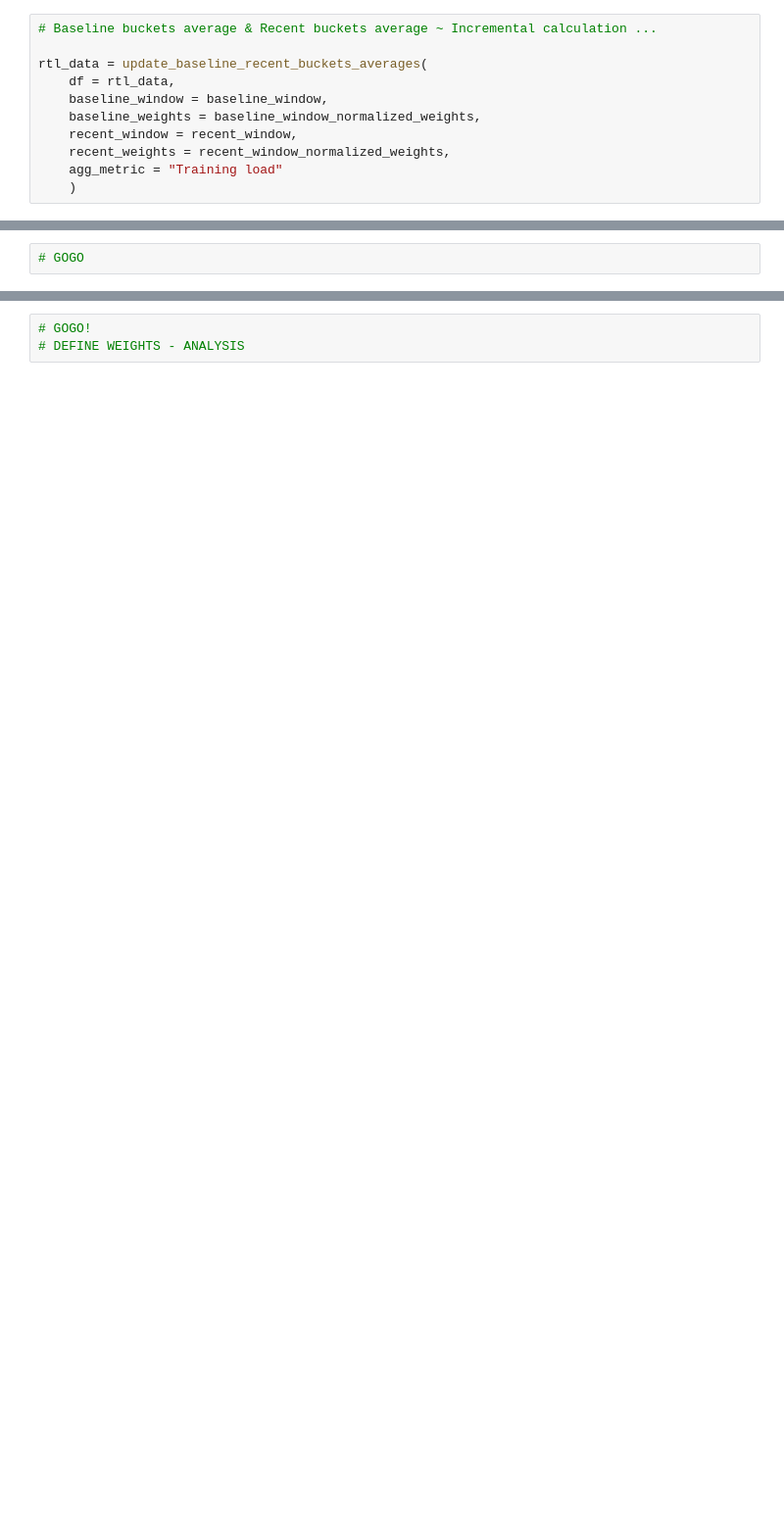
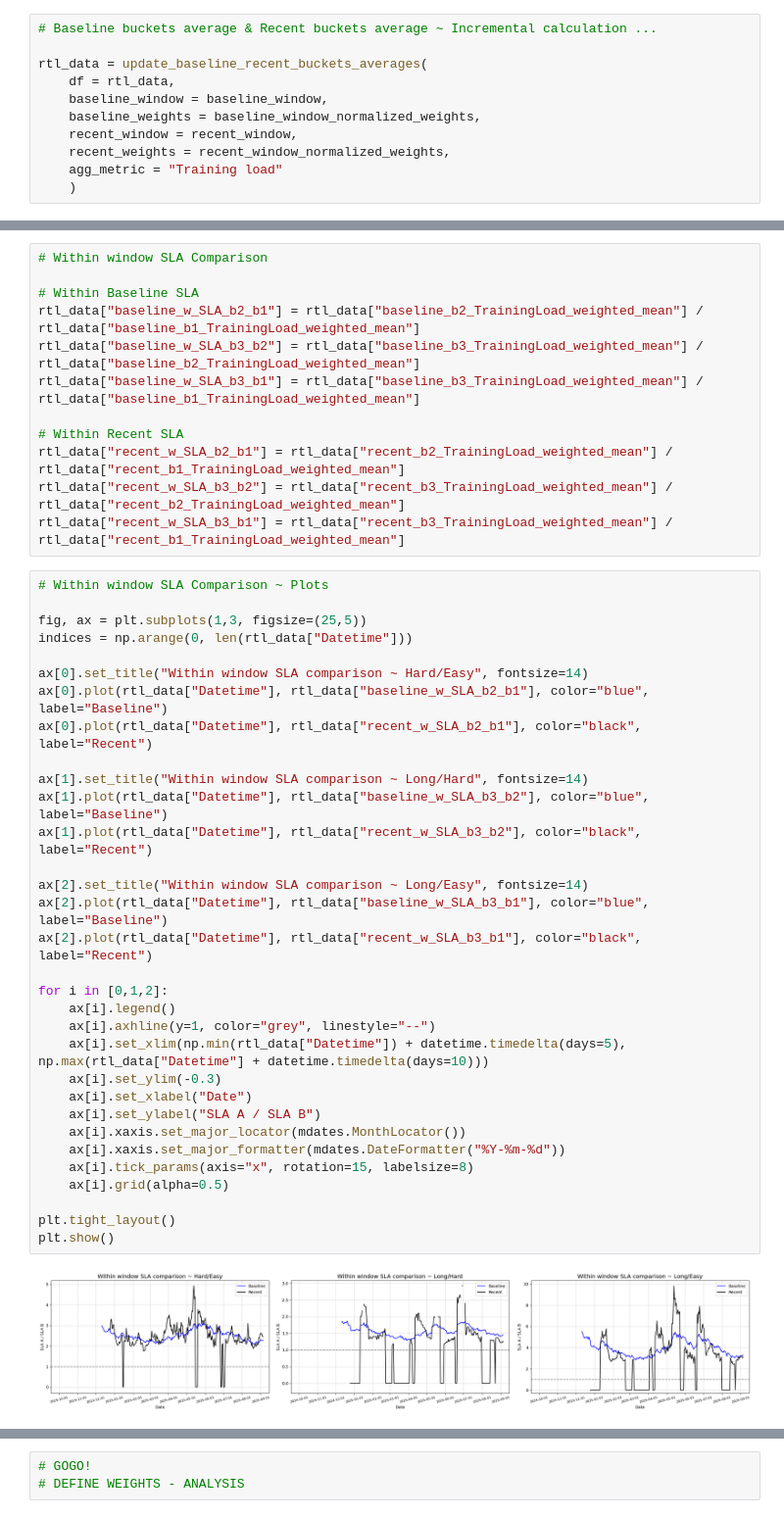
Before and after one commit to 1312Bravo/TrainingPeaks_customLog, a Jupyter notebook: analysis/relative_training_load/development.ipynb, the cells around one changed output, grey strips where cells are left out. Shown: that part at 98% size. Cells and saved outputs as stored; diff of their text form; blank space fills up the shorter version.

```diff
--- a/analysis/relative_training_load/development.ipynb
+++ b/analysis/relative_training_load/development.ipynb
@@ -618,2 +639,46 @@ Together, these diagnostics provide both a detailed picture of training composit
 # %%
-# GOGO
+# Within window SLA Comparison
+
+# Within Baseline SLA
+rtl_data["baseline_w_SLA_b2_b1"] = rtl_data["baseline_b2_TrainingLoad_weighted_mean"] / rtl_data["baseline_b1_TrainingLoad_weighted_mean"]
+rtl_data["baseline_w_SLA_b3_b2"] = rtl_data["baseline_b3_TrainingLoad_weighted_mean"] / rtl_data["baseline_b2_TrainingLoad_weighted_mean"]
+rtl_data["baseline_w_SLA_b3_b1"] = rtl_data["baseline_b3_TrainingLoad_weighted_mean"] / rtl_data["baseline_b1_TrainingLoad_weighted_mean"]
+
+# Within Recent SLA
+rtl_data["recent_w_SLA_b2_b1"] = rtl_data["recent_b2_TrainingLoad_weighted_mean"] / rtl_data["recent_b1_TrainingLoad_weighted_mean"]
+rtl_data["recent_w_SLA_b3_b2"] = rtl_data["recent_b3_TrainingLoad_weighted_mean"] / rtl_data["recent_b2_TrainingLoad_weighted_mean"]
+rtl_data["recent_w_SLA_b3_b1"] = rtl_data["recent_b3_TrainingLoad_weighted_mean"] / rtl_data["recent_b1_TrainingLoad_weighted_mean"]
+# %%
+# Within window SLA Comparison ~ Plots
+
+fig, ax = plt.subplots(1,3, figsize=(25,5))
+indices = np.arange(0, len(rtl_data["Datetime"]))
+
+ax[0].set_title("Within window SLA comparison ~ Hard/Easy", fontsize=14)
+ax[0].plot(rtl_data["Datetime"], rtl_data["baseline_w_SLA_b2_b1"], color="blue", label="Baseline")
+ax[0].plot(rtl_data["Datetime"], rtl_data["recent_w_SLA_b2_b1"], color="black", label="Recent")
+
+ax[1].set_title("Within window SLA comparison ~ Long/Hard", fontsize=14)
+ax[1].plot(rtl_data["Datetime"], rtl_data["baseline_w_SLA_b3_b2"], color="blue", label="Baseline")
+ax[1].plot(rtl_data["Datetime"], rtl_data["recent_w_SLA_b3_b2"], color="black", label="Recent")
+
+ax[2].set_title("Within window SLA comparison ~ Long/Easy", fontsize=14)
+ax[2].plot(rtl_data["Datetime"], rtl_data["baseline_w_SLA_b3_b1"], color="blue", label="Baseline")
+ax[2].plot(rtl_data["Datetime"], rtl_data["recent_w_SLA_b3_b1"], color="black", label="Recent")
+
+for i in [0,1,2]:
+    ax[i].legend()
+    ax[i].axhline(y=1, color="grey", linestyle="--")
+    ax[i].set_xlim(np.min(rtl_data["Datetime"]) + datetime.timedelta(days=5), np.max(rtl_data["Datetime"] + datetime.timedelta(days=10)))
+    ax[i].set_ylim(-0.3)
+    ax[i].set_xlabel("Date")
+    ax[i].set_ylabel("SLA A / SLA B")
+    ax[i].xaxis.set_major_locator(mdates.MonthLocator())
+    ax[i].xaxis.set_major_formatter(mdates.DateFormatter("%Y-%m-%d"))
+    ax[i].tick_params(axis="x", rotation=15, labelsize=8)
+    ax[i].grid(alpha=0.5)
+
+plt.tight_layout()
+plt.show()
+# %% [output]
+[figure, added]
```
Also changed, not shown: parts of 13 cells of this notebook.
